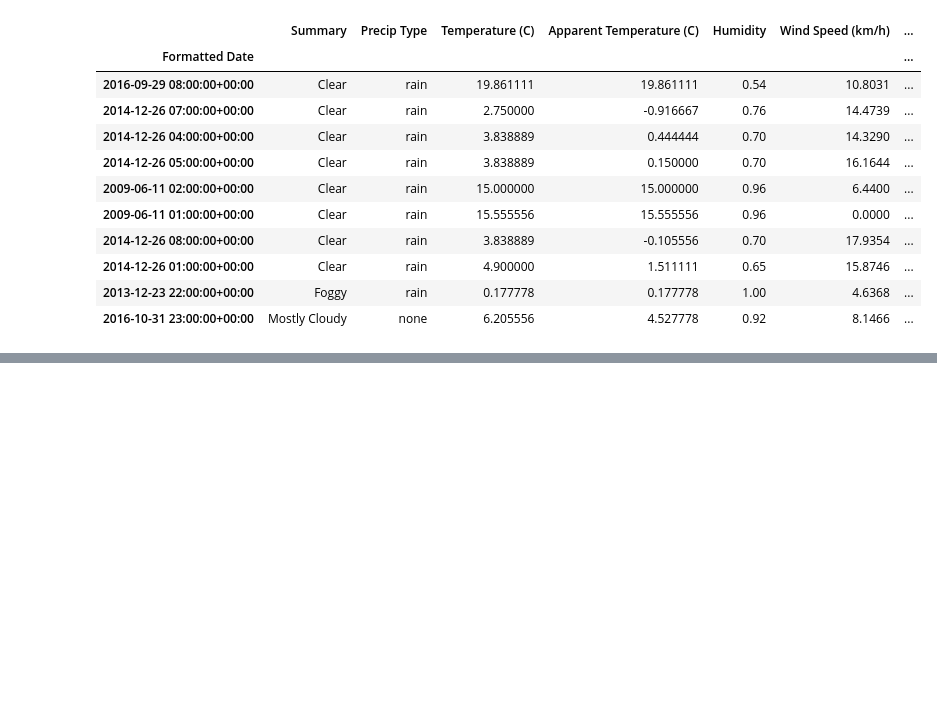
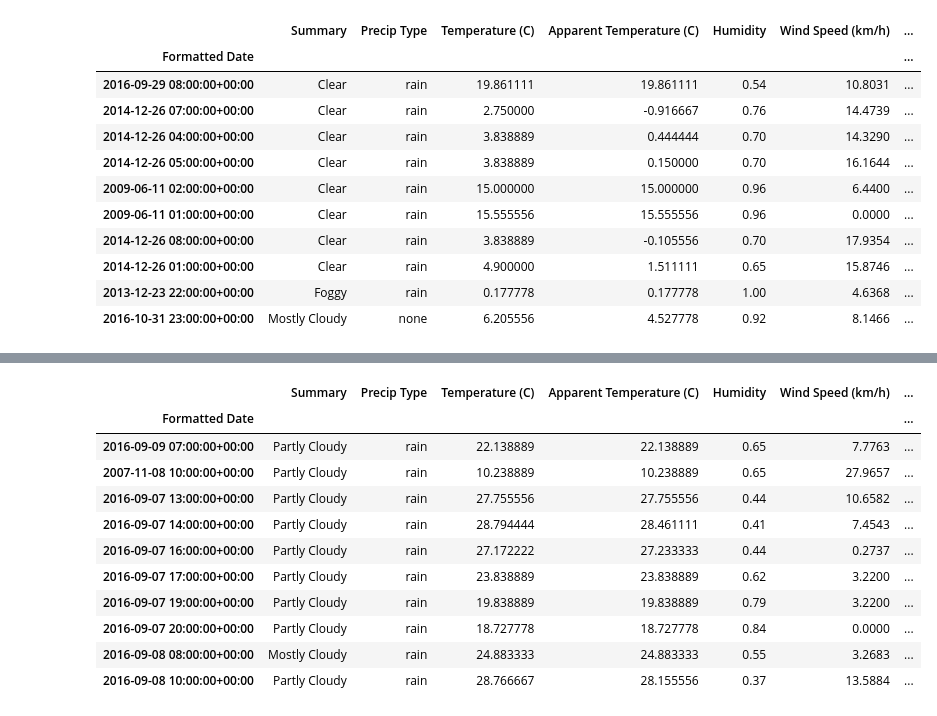
Before and after one commit to CMC-NCKH-2026/Weather_forcasting, a Jupyter notebook: notebooks/Data_Analysis.ipynb, the cells around one changed output, grey strips where cells are left out. Saved outputs shown, nothing was run; the diff lists cells and outputs as text; code cells hidden in the pictures; blank space fills up the shorter version.

```diff
--- a/notebooks/Data_Analysis.ipynb
+++ b/notebooks/Data_Analysis.ipynb
@@ -603,0 +661,16 @@ df.sort_values(by='Visibility (km)', ascending=True).head(10)
+# %%
+#Top 10 days with the best (farthest) Visibility.
+df.sort_values(by='Visibility (km)', ascending=False).head(10)
+# %% [output]
+|  | Summary | Precip Type | Temperature (C) | Apparent Temperature (C) | Humidity | Wind Speed (km/h) | ... |
+| Formatted Date |  |  |  |  |  |  | ... |
+| 2016-09-09 07:00:00+00:00 | Partly Cloudy | rain | 22.138889 | 22.138889 | 0.65 | 7.7763 | ... |
+| 2007-11-08 10:00:00+00:00 | Partly Cloudy | rain | 10.238889 | 10.238889 | 0.65 | 27.9657 | ... |
+| 2016-09-07 13:00:00+00:00 | Partly Cloudy | rain | 27.755556 | 27.755556 | 0.44 | 10.6582 | ... |
+| 2016-09-07 14:00:00+00:00 | Partly Cloudy | rain | 28.794444 | 28.461111 | 0.41 | 7.4543 | ... |
+| 2016-09-07 16:00:00+00:00 | Partly Cloudy | rain | 27.172222 | 27.233333 | 0.44 | 0.2737 | ... |
+| 2016-09-07 17:00:00+00:00 | Partly Cloudy | rain | 23.838889 | 23.838889 | 0.62 | 3.2200 | ... |
+| 2016-09-07 19:00:00+00:00 | Partly Cloudy | rain | 19.838889 | 19.838889 | 0.79 | 3.2200 | ... |
+| 2016-09-07 20:00:00+00:00 | Partly Cloudy | rain | 18.727778 | 18.727778 | 0.84 | 0.0000 | ... |
+| 2016-09-08 08:00:00+00:00 | Mostly Cloudy | rain | 24.883333 | 24.883333 | 0.55 | 3.2683 | ... |
+| 2016-09-08 10:00:00+00:00 | Partly Cloudy | rain | 28.766667 | 28.155556 | 0.37 | 13.5884 | ... |
```
Also changed, not shown: parts of 10 cells of this notebook.
